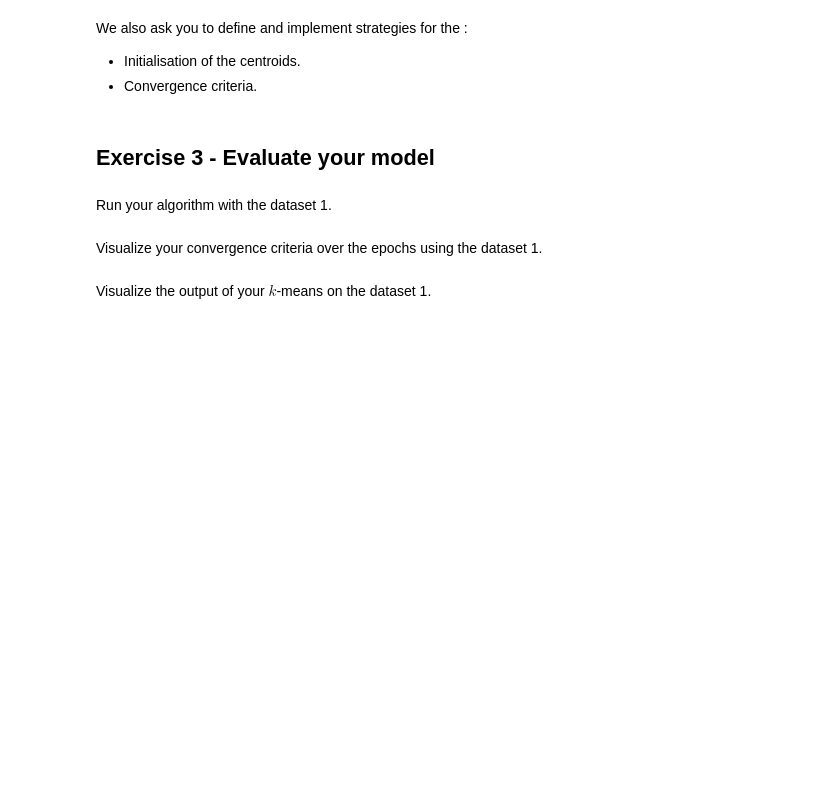
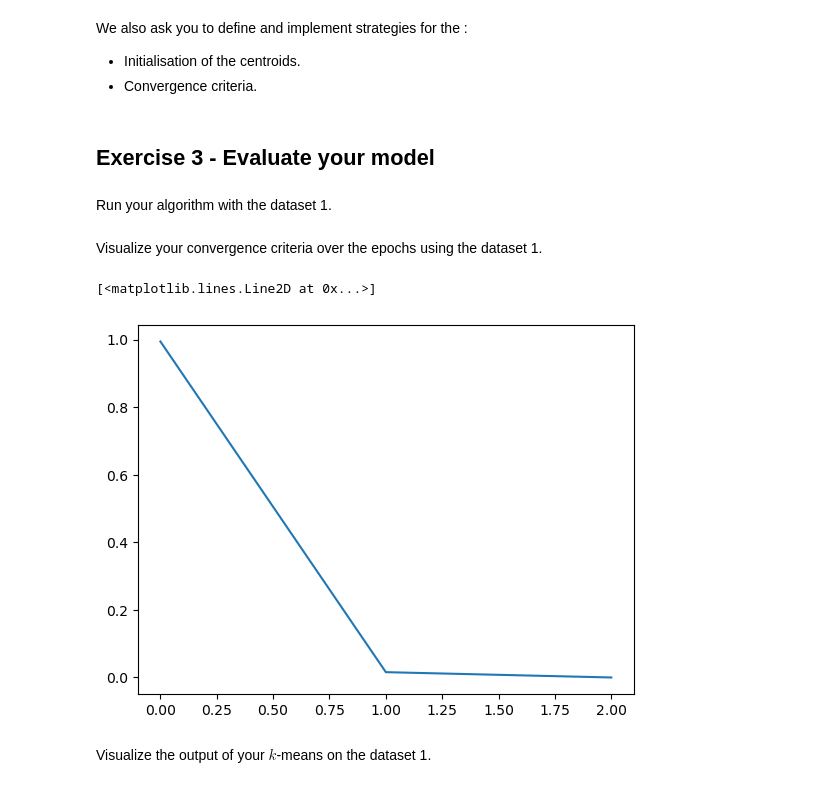
Before and after one commit to bastienvty/mse_machle, a Jupyter notebook: pw08/ex1-3-clustering-stud.ipynb, the cells around one changed output. Drawn from its saved outputs; the diff is of its cells as text; code cells hidden in the pictures; blank space fills up the shorter version.

```diff
--- a/pw08/ex1-3-clustering-stud.ipynb
+++ b/pw08/ex1-3-clustering-stud.ipynb
@@ -52,11 +48,41 @@ def kmeans(data, k, max_iter=100):
+# %%
+def find_closest_centroid_numpy_version(data, centroids):
+    distances = np.linalg.norm(data[:, np.newaxis] - centroids, axis=2)
+    closest_centroids = np.argmin(distances, axis=1)
+    return closest_centroids
 # %% [markdown]
 <span style="margin-left: 20px;">ii) Reevaluate the centroids</span>
 # %%
-# Your code here
+def update_centroids(data, closest_centroids, k):
+    new_centroids = []
+    for index_clust in range(k):
+        data_subset = data[closest_centroids == index_clust]
+        if len(data_subset) > 0:
+            new_centroids.append(data_subset.mean(axis=0))
+    return np.array(new_centroids)
 # %% [markdown]
 c) Return the $k$ centroids.
 # %%
-# Your code here
+def kmeans(data, k, iter=1000,  convergence_threshold=0.01):
+    centroids = init_centroids(data, k) # intialize the centroids
+    y_pred = []
+    prev_centroids = centroids.copy()  # Initialize previous centroids for comparison
+    cost_values = []
+
+    iteration = 0
+    while iteration < iter:
+        closest_centroids = find_closest_centroid_numpy_version(data, centroids)
+        centroids = update_centroids(data, closest_centroids, k)
+        y_pred = closest_centroids
+
+        # Convergence check
+        centroid_diff = np.linalg.norm(centroids - prev_centroids, axis=1).mean()
+        cost_values.append(centroid_diff)
+        if centroid_diff < convergence_threshold: # if converge smaller then stop the iterations
+            break
+        prev_centroids = centroids.copy()
+        iteration += 1
+    return y_pred, centroids, cost_values
 # %% [markdown]
 We also ask you to define and implement strategies for the :
 
@@ -67,6 +93,6 @@ We also ask you to define and implement strategies for the :
 # %% [markdown]
 Run your algorithm with the dataset 1.
 # %%
-# Your code here
+y_pred_values, centre, cost = kmeans(data1, 3)
 # %% [markdown]
 Visualize your convergence criteria over the epochs using the dataset 1.
@@ -75,3 +99,8 @@ Visualize your convergence criteria over the epochs using the dataset 1.
+# %%
+plt.plot(cost)
+# %% [output]
+[<matplotlib.lines.Line2D at 0x...>]
+[figure, added]
 # %% [markdown]
 Visualize the output of your $k$-means on the dataset 1.
 # %%
```
Also changed, not shown: parts of 17 cells of this notebook.
